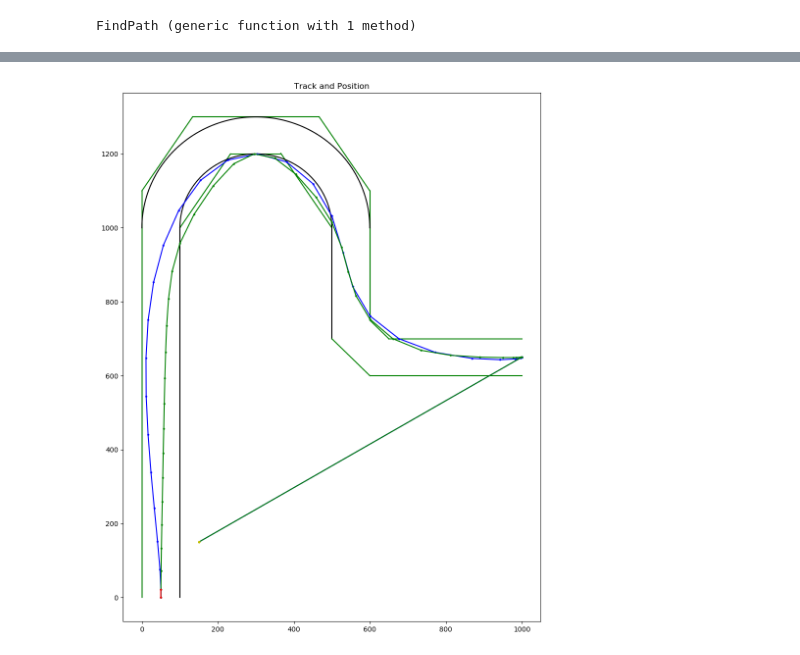
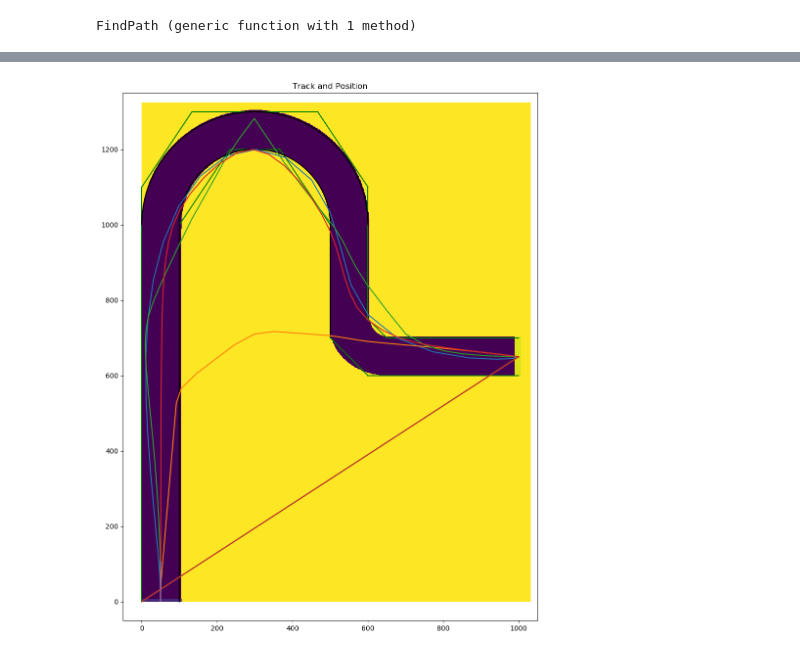
Before and after one commit to SparshAgarwal/Optimization, a Jupyter notebook: Project/Sparsh's Notebook.ipynb, the cells around one changed output, grey strips where cells are left out. Drawn from its saved outputs; the diff is of its cells as text; code cells hidden in the pictures.

```diff
--- a/Project/Sparsh's Notebook.ipynb
+++ b/Project/Sparsh's Notebook.ipynb
@@ -332,16 +413,19 @@ plot(x13,y13, "g-", markersize=4 )
 plot(x,y, color = "#000000", markersize=4 )
 plot(x1,y1, color = "#000000", markersize=4 )
 #Position
-plot( position[1,1,:], position[1,2,:], "b.-", markersize=4 )
-plot( position[2,1,:], position[2,2,:], "g.-", markersize=4 )
-plot( position[3,1,:], position[3,2,:], "r.-", markersize=4 )
-plot( position[4,1,:], position[4,2,:], "y.-", markersize=4 )
-# plot( getvalue(P[1,:]), getvalue(P[2,:]), "b.-", markersize=4 )
-# plot( getvalue(P[1,10]), getvalue(P[2,10]), "y.", markersize=4 )
-# plot( getvalue(P[1,20]), getvalue(P[2,20]), "r.", markersize=4 )
-# plot( getvalue(P[1,30]), getvalue(P[2,30]), "g.", markersize=4 )
-# # plot( getvalue(P[1,40]), getvalue(P[2,40]), "y.", markersize=4 )
-# axis((-50,1050,-50,1350));
+for i = 1:iterations
+    plot( position[i,1,:], position[i,2,:],label=string("Iteration = ", i))
+end
+# plot( position[1,1,10], position[1,2,10], "g.", markersize=4 )
+# plot( position[1,1,20], position[1,2,20], "r.", markersize=4 )
+# plot( position[1,1,30], position[1,2,30], "g.", markersize=4 )
+# plot( position[1,1,40], position[1,2,40], "r.", markersize=4 )
+# plot( position[1,1,50], position[1,2,50], "g.", markersize=4 )
+# plot( position[1,1,60], position[1,2,60], "y.", markersize=4 )
+rawNew = transpose(raw)
+imshow(rawNew[:,:])
+# legend(loc ="best")
+axis((-50,1050,-50,1350));
 
 # figure(figsize=(12,4))
 # title("velocity x")
@@ -354,31 +438,31 @@ plot( position[4,1,:], position[4,2,:], "y.-", markersize=4 )
 # figure(figsize=(12,4))
 # title("Acceleration in direction of motion x")
 # plot( getvalue(AccDM[1,:]), "b-", markersize=2 )
 
 # figure(figsize=(12,4))
 # title("Acceleration in direction of motion y")
 # plot( getvalue(AccDM[2,:]), "b-", markersize=2 )
 
 # figure(figsize=(12,40))
 # title("Acceleration centripital(green), DM(red), V(blue)")
 # plot( getvalue((AccCent[1,:].^2)+(AccCent[2,:].^2)), "g-", markersize=2 )
 # plot( getvalue((AccDM[1,:].^2)+(AccDM[2,:].^2)), "r-", markersize=2 )
 # plot( getvalue((v[1,:].^2)+(v[2,:].^2)), "b-", markersize=2 )#, yscale = :log10)
 
 # figure(figsize=(12,4))
 # title("Acceleration in centripital of motion x")
 # plot( getvalue(AccCent[1,:]), "b-", markersize=2 )
 
 # figure(figsize=(12,4))
 # title("Acceleration in centripital of motion y")
 # plot( getvalue(AccCent[2,:]), "b-", markersize=2 )
 
 # figure(figsize=(12,4))
 # title("AccDMBeta")
 # plot( getvalue(AccDMBeta), "b-", markersize=2 )
 
 # figure(figsize=(12,4))
 # title("Thrust")
 # plot( getvalue(Thrust), "b-", markersize=2 )
 # %% [output]
-[figure, old version]
+[figure, new version]
```
Also changed, not shown: parts of 2 cells of this notebook, 1 other file.
